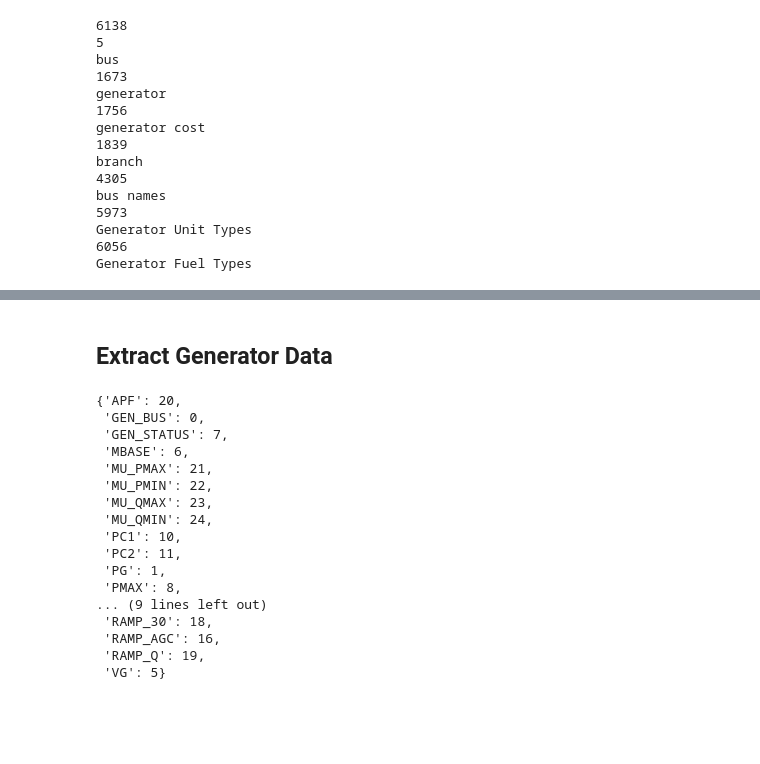
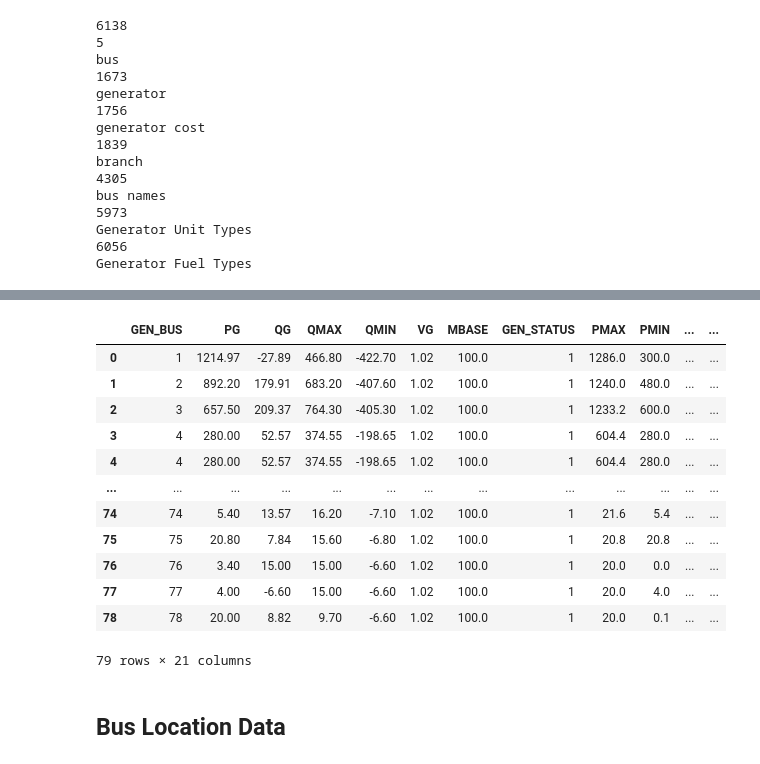
Before and after one commit to samgdotson/energy-lab, a Jupyter notebook: Midwest24k/notebooks/read_matpower.ipynb, the cells around one changed output, grey strips where cells are left out. Drawn from its saved outputs; the diff is of its cells as text; code cells hidden in the pictures; blank space fills up the shorter version.

```diff
--- a/Midwest24k/notebooks/read_matpower.ipynb
+++ b/Midwest24k/notebooks/read_matpower.ipynb
@@ -36,0 +20,17 @@ bus_col_map
+# %%
+bus_idxs = [atr for atr in dir(idx_bus) if '__' not in atr]
+bus_col_map = {atr:getattr(pypower.idx_bus, atr) for atr in bus_idxs}
+del bus_col_map['NONE']
+del bus_col_map['REF']
+del bus_col_map['PQ']
+del bus_col_map['PV']
+bus_header_map = {v:k for k,v in bus_col_map.items()}
+# %%
+brch_idxs = [atr for atr in dir(idx_brch) if '__' not in atr]
+brch_header_map = {getattr(idx_brch, atr):atr for atr in brch_idxs}
+# %%
+cost_idxs = [atr for atr in dir(idx_cost) if '__' not in atr]
+print(len(cost_idxs))
+cost_header_map = {getattr(idx_cost, atr):atr for atr in cost_idxs}
+print(len(cost_header_map))
+cost_header_map
@@ -87,8 +91,16 @@ for n, (name, row) in enumerate(metadata.items()):
     print(n, name, row)
     print(f"Streaming {start_row[n+1]-row-4} rows")
     comp = pd.read_csv(case_path, sep=r'\s+', skiprows=row+2, nrows=start_row[n+1]-row-4, header=None)
-    display(comp.head(6))
-    display(comp.tail(6))
+    # comp.drop_duplicates(inplace=True, keep='first', ignore_index=False)
+    # display(comp.shape)
+    # display(comp.head(6))
+    # display(comp.tail(6))
+    components[name] = comp
+
+components['generator'].rename(columns=gen_header_map, inplace=True)
+components['generator cost'].rename(columns=cost_header_map, inplace=True)
+components['bus'].rename(columns=bus_header_map, inplace=True)
+components['branch'].rename(columns=brch_header_map, inplace=True)
 # %% [output]
 0 bus 5
 Streaming 1664 rows
@@ -190,24 +119,18 @@ bus_data.rename(columns=bus_header_map)
+# %%
+components['generator']
+# %% [output]
+|  | GEN_BUS | PG | QG | QMAX | QMIN | VG | MBASE | GEN_STATUS | PMAX | PMIN | ... | ... |
+| 0 | 1 | 1214.97 | -27.89 | 466.80 | -422.70 | 1.02 | 100.0 | 1 | 1286.0 | 300.0 | ... | ... |
+| 1 | 2 | 892.20 | 179.91 | 683.20 | -407.60 | 1.02 | 100.0 | 1 | 1240.0 | 480.0 | ... | ... |
+| 2 | 3 | 657.50 | 209.37 | 764.30 | -405.30 | 1.02 | 100.0 | 1 | 1233.2 | 600.0 | ... | ... |
+| 3 | 4 | 280.00 | 52.57 | 374.55 | -198.65 | 1.02 | 100.0 | 1 | 604.4 | 280.0 | ... | ... |
+| 4 | 4 | 280.00 | 52.57 | 374.55 | -198.65 | 1.02 | 100.0 | 1 | 604.4 | 280.0 | ... | ... |
+| ... | ... | ... | ... | ... | ... | ... | ... | ... | ... | ... | ... | ... |
+| 74 | 74 | 5.40 | 13.57 | 16.20 | -7.10 | 1.02 | 100.0 | 1 | 21.6 | 5.4 | ... | ... |
+| 75 | 75 | 20.80 | 7.84 | 15.60 | -6.80 | 1.02 | 100.0 | 1 | 20.8 | 20.8 | ... | ... |
+| 76 | 76 | 3.40 | 15.00 | 15.00 | -6.60 | 1.02 | 100.0 | 1 | 20.0 | 0.0 | ... | ... |
+| 77 | 77 | 4.00 | -6.60 | 15.00 | -6.60 | 1.02 | 100.0 | 1 | 20.0 | 4.0 | ... | ... |
+| 78 | 78 | 20.00 | 8.82 | 9.70 | -6.60 | 1.02 | 100.0 | 1 | 20.0 | 0.1 | ... | ... |
+79 rows × 21 columns
 # %% [markdown]
-## Extract Generator Data
+## Bus Location Data
-# %%
-gen_idxs = [atr for atr in dir(idx_gen) if '__' not in atr]
-gen_col_map = {atr:getattr(idx_gen, atr) for atr in gen_idxs}
-gen_col_map
-# %% [output]
-{'APF': 20,
- 'GEN_BUS': 0,
- 'GEN_STATUS': 7,
- 'MBASE': 6,
- 'MU_PMAX': 21,
- 'MU_PMIN': 22,
- 'MU_QMAX': 23,
- 'MU_QMIN': 24,
- 'PC1': 10,
- 'PC2': 11,
- 'PG': 1,
- 'PMAX': 8,
-... (9 lines left out)
- 'RAMP_30': 18,
- 'RAMP_AGC': 16,
- 'RAMP_Q': 19,
- 'VG': 5}
```
Also changed, not shown: parts of 21 cells of this notebook, 3 other files.
